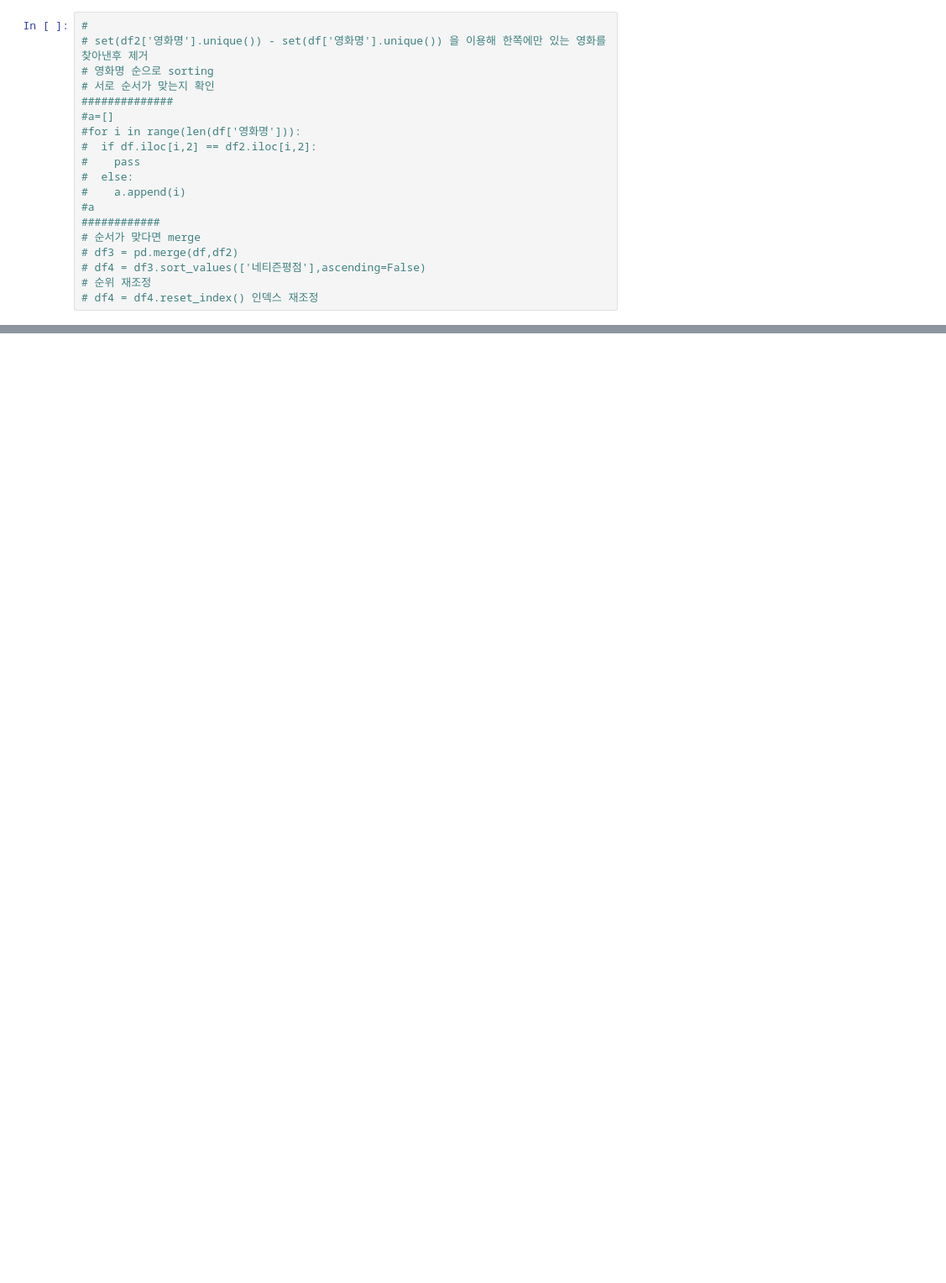
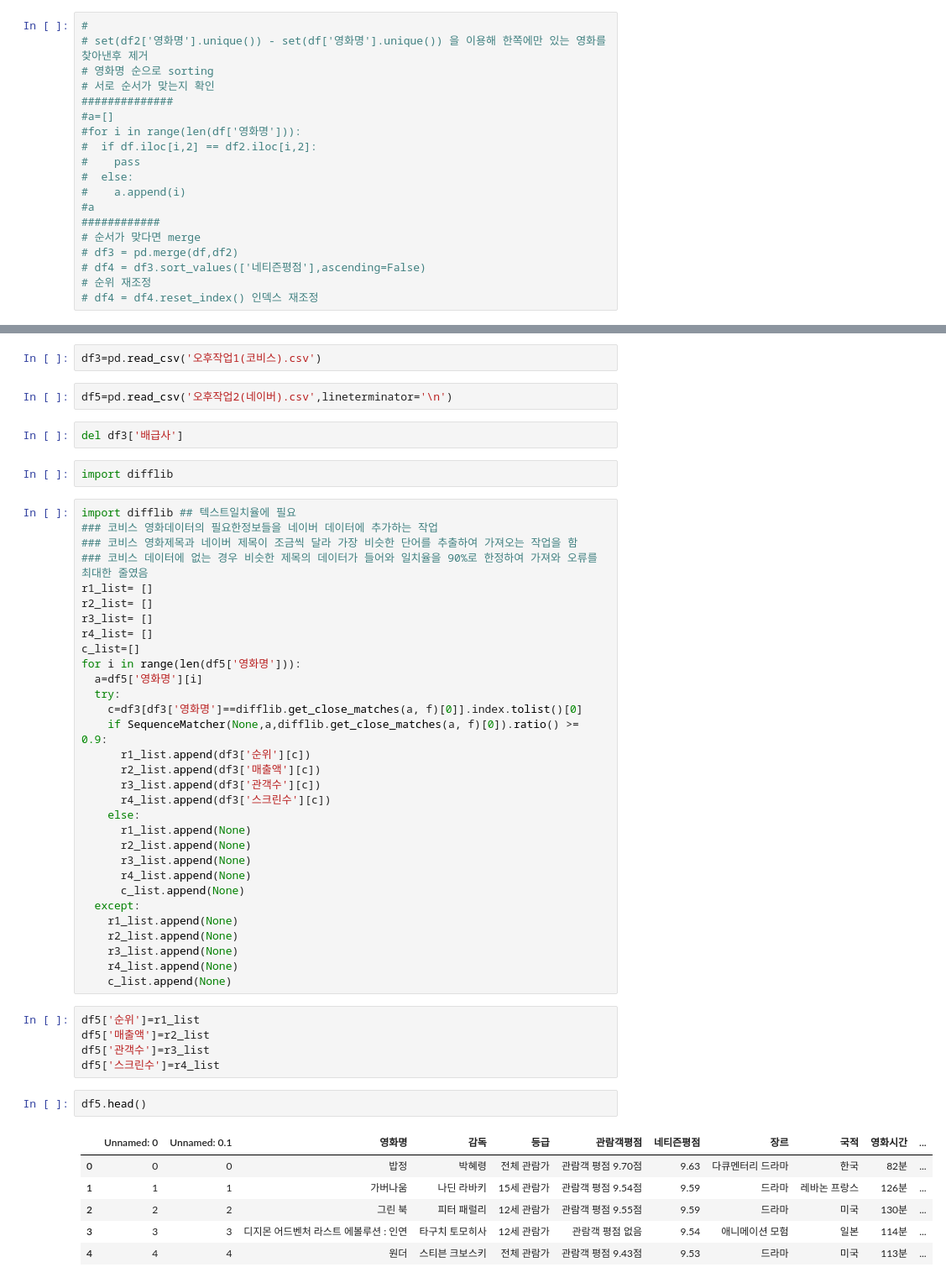
Before and after one commit to GwonSeop/-, a Jupyter notebook: 첫번째_프로젝트/04자료합치기.ipynb, the cells around one changed output, grey strips where cells are left out. Shown at 84% size. Drawn from its saved outputs; the diff is of its cells as text; blank space fills up the shorter version.

```diff
--- a/첫번째_프로젝트/04자료합치기.ipynb
+++ b/첫번째_프로젝트/04자료합치기.ipynb
@@ -170,0 +63,53 @@ Name: 1958, dtype: object
+# %%
+df3=pd.read_csv('오후작업1(코비스).csv')
+# %%
+df5=pd.read_csv('오후작업2(네이버).csv',lineterminator='\n')
+# %%
+del df3['배급사']
+# %%
+import difflib
+# %%
+import difflib ## 텍스트일치율에 필요
+### 코비스 영화데이터의 필요한정보들을 네이버 데이터에 추가하는 작업
+### 코비스 영화제목과 네이버 제목이 조금씩 달라 가장 비슷한 단어를 추출하여 가져오는 작업을 함
+### 코비스 데이터에 없는 경우 비슷한 제목의 데이터가 들어와 일치율을 90%로 한정하여 가져와 오류를 최대한 줄였음
+r1_list= []
+r2_list= []
+r3_list= []
+r4_list= []
+c_list=[]
+for i in range(len(df5['영화명'])):
+  a=df5['영화명'][i]
+  try:
+    c=df3[df3['영화명']==difflib.get_close_matches(a, f)[0]].index.tolist()[0]
+    if SequenceMatcher(None,a,difflib.get_close_matches(a, f)[0]).ratio() >= 0.9:
+      r1_list.append(df3['순위'][c])
+      r2_list.append(df3['매출액'][c])
+      r3_list.append(df3['관객수'][c])
+      r4_list.append(df3['스크린수'][c])
+    else:
+      r1_list.append(None)
+      r2_list.append(None)
+      r3_list.append(None)
+      r4_list.append(None)
+      c_list.append(None)
+  except:
+    r1_list.append(None)
+    r2_list.append(None)
+    r3_list.append(None)
+    r4_list.append(None)
+    c_list.append(None)
+# %%
+df5['순위']=r1_list
+df5['매출액']=r2_list
+df5['관객수']=r3_list
+df5['스크린수']=r4_list
+# %%
+df5.head()
+# %% [output]
+|  | Unnamed: 0 | Unnamed: 0.1 | 영화명 | 감독 | 등급 | 관람객평점 | 네티즌평점 | 장르 | 국적 | 영화시간 | ... |
+| 0 | 0 | 0 | 밥정 | 박혜령 | 전체 관람가 | 관람객 평점 9.70점 | 9.63 | 다큐멘터리 드라마 | 한국 | 82분 | ... |
+| 1 | 1 | 1 | 가버나움 | 나딘 라바키 | 15세 관람가 | 관람객 평점 9.54점 | 9.59 | 드라마 | 레바논 프랑스 | 126분 | ... |
+| 2 | 2 | 2 | 그린 북 | 피터 패럴리 | 12세 관람가 | 관람객 평점 9.55점 | 9.59 | 드라마 | 미국 | 130분 | ... |
+| 3 | 3 | 3 | 디지몬 어드벤처 라스트 에볼루션 : 인연 | 타구치 토모히사 | 12세 관람가 | 관람객 평점 없음 | 9.54 | 애니메이션 모험 | 일본 | 114분 | ... |
+| 4 | 4 | 4 | 원더 | 스티븐 크보스키 | 전체 관람가 | 관람객 평점 9.43점 | 9.53 | 드라마 | 미국 | 113분 | ... |
```
Also changed, not shown: parts of 48 cells of this notebook, 1 other file.
